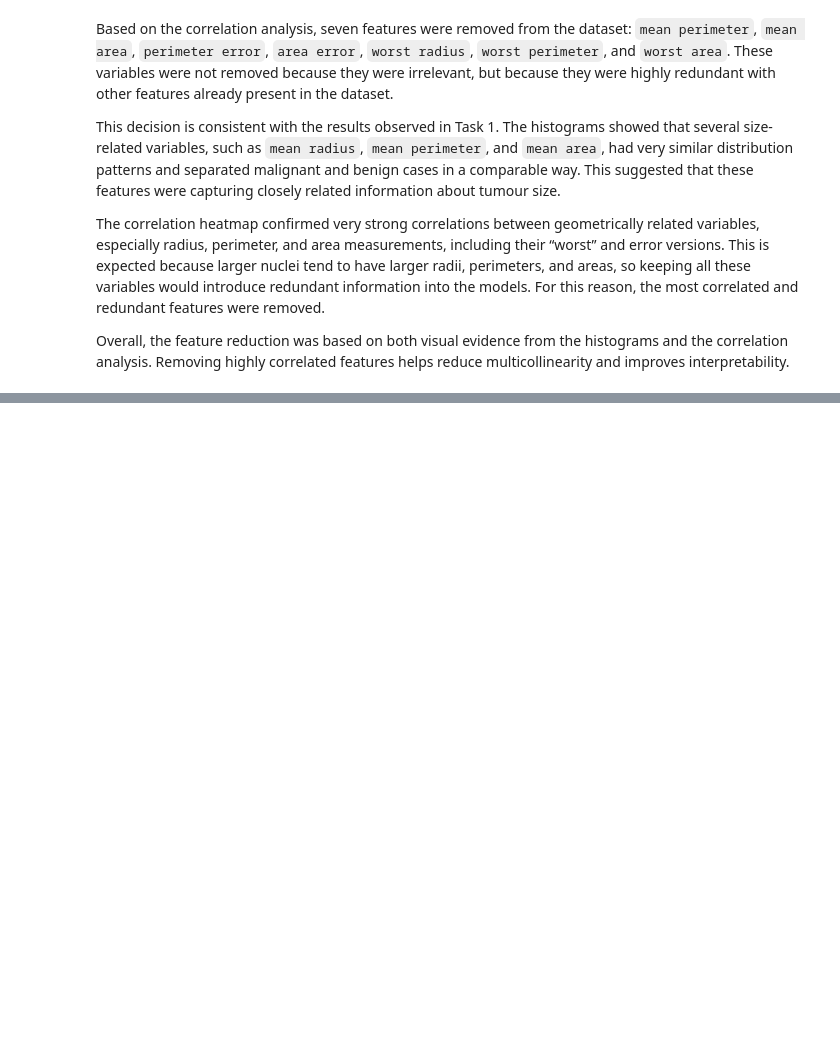
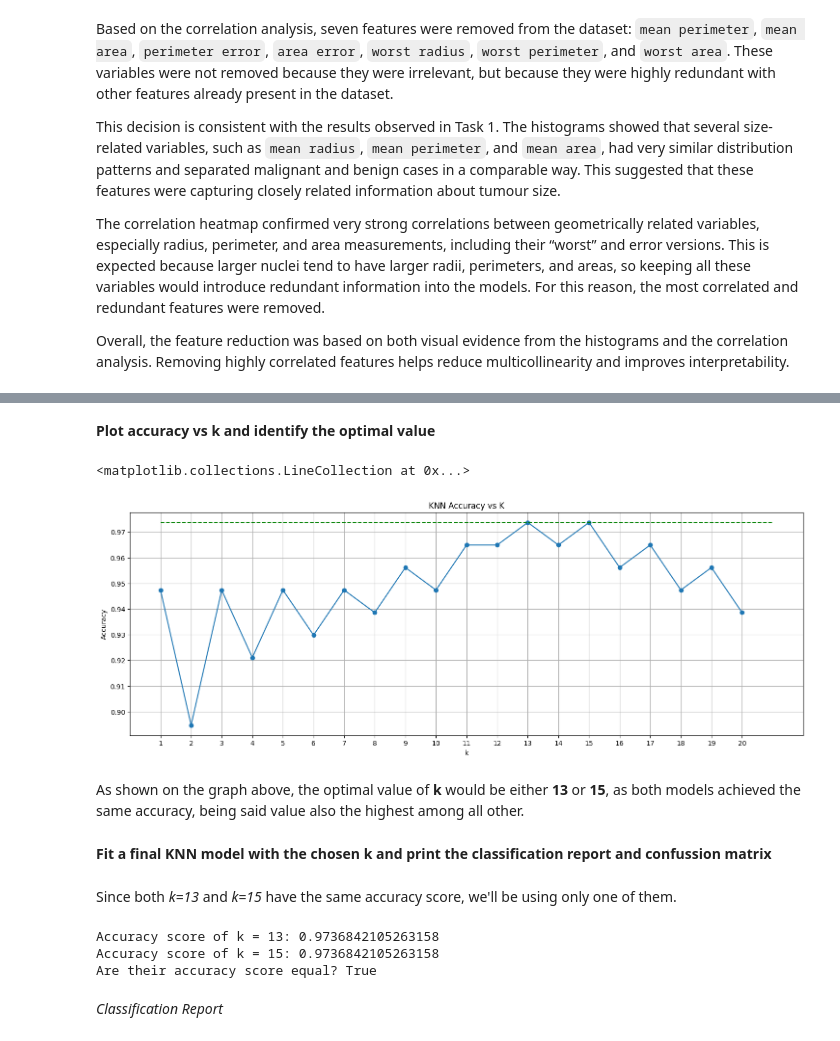
Before and after one commit to Juliagc22/A2-Machine-Learning, a Jupyter notebook: Team14_Supervised_Learning.ipynb, the cells around one changed output, grey strips where cells are left out. Drawn from its saved outputs; the diff is of its cells as text; code cells hidden in the pictures; blank space fills up the shorter version.

```diff
--- a/Team14_Supervised_Learning.ipynb
+++ b/Team14_Supervised_Learning.ipynb
@@ -266,0 +273,13 @@ Overall, the feature reduction was based on both visual evidence from the histog
+# %%
+k_list = []
+
+# Fit a knn model for each k and then save its accuracy to a list
+for k in range(1,21):
+    knn = KNeighborsClassifier(n_neighbors=k)
+    knn.fit(X_train_reduced, y_train)
+    k_list.append([k,knn.score(X_test_reduced,y_test)])
+
+
+k_df = pd.DataFrame(k_list, columns=['k', 'scores'])
+k_df['k'] = k_df['k'].astype(str)
+k_df
@@ -266,0 +304,17 @@ Overall, the feature reduction was based on both visual evidence from the histog
+# %% [markdown]
+**Plot accuracy vs k and identify the optimal value**
+# %%
+plt.figure(figsize=(18,6))
+plt.plot(k_df['k'], k_df['scores'], marker='o')
+plt.xlabel('k')
+plt.ylabel('Accuracy')
+plt.title('KNN Accuracy vs K')
+plt.grid(visible=True)
+plt.hlines(y=k_df['scores'].max(), xmin=0, xmax=20, colors='g', linestyles='--') # Marks the max accuracy for all k
+# %% [output]
+<matplotlib.collections.LineCollection at 0x...>
+[figure, added]
+# %% [markdown]
+As shown on the graph above, the optimal value of **k** would be either **13** or **15**, as both models achieved the same accuracy, being said value also the highest among all other.
+# %% [markdown]
+**Fit a final KNN model with the chosen k and print the classification report and confussion matrix**
@@ -266,0 +323,11 @@ Overall, the feature reduction was based on both visual evidence from the histog
+# %% [markdown]
+Since both *k=13* and *k=15* have the same accuracy score, we'll be using only one of them.
+# %%
+# Makeing sure that k=13 and k=15 have the same accuracy
+print(f"Accuracy score of k = {k_df['k'].iloc[12]}: {k_df['scores'].iloc[12]}")
+print(f"Accuracy score of k = {k_df['k'].iloc[14]}: {k_df['scores'].iloc[14]}")
+print(f"Are their accuracy score equal? {k_df['scores'].iloc[12] == k_df['scores'].iloc[14]}")
+# %% [output]
+Accuracy score of k = 13: 0.9736842105263158
+Accuracy score of k = 15: 0.9736842105263158
+Are their accuracy score equal? True
@@ -266,0 +338,2 @@ Overall, the feature reduction was based on both visual evidence from the histog
+# %% [markdown]
+*Classification Report*
```
Also changed, not shown: parts of 14 cells of this notebook.
